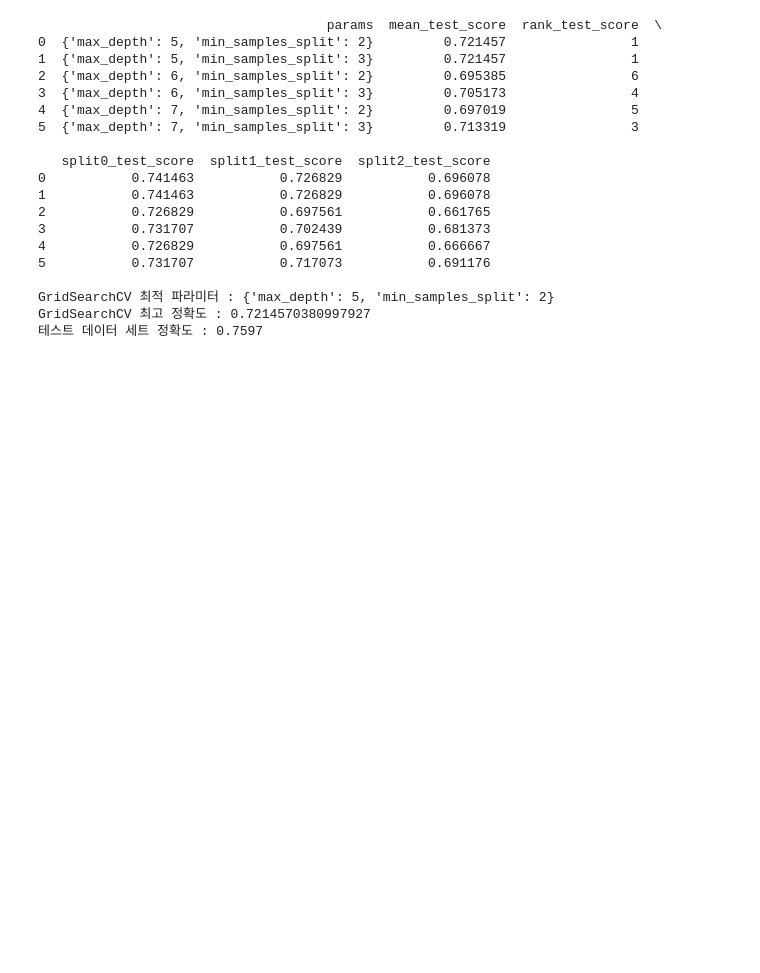
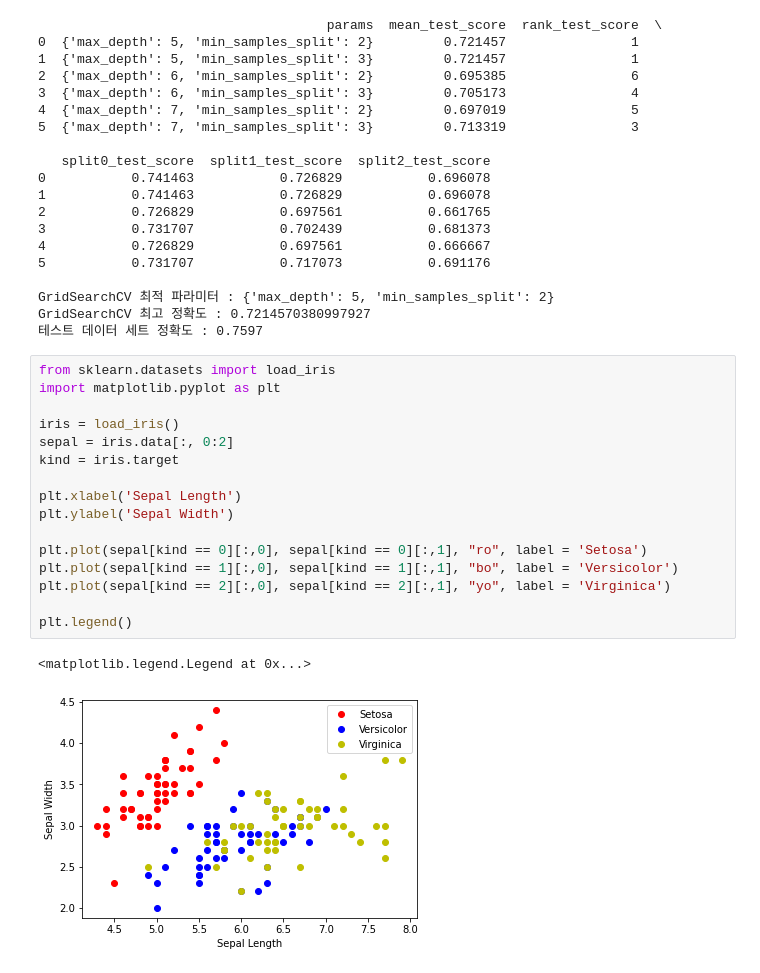
Before and after one commit to aprogod/learning, a Jupyter notebook: data.ipynb, the cells around one changed output. Saved outputs shown, nothing was run; the diff lists cells and outputs as text; blank space fills up the shorter version.

```diff
--- a/data.ipynb
+++ b/data.ipynb
@@ -315,3 +315,22 @@ print(f'테스트 데이터 세트 정확도 : {accuracy_score(y_test,pred):.4f}
 GridSearchCV 최적 파라미터 : {'max_depth': 5, 'min_samples_split': 2}
 GridSearchCV 최고 정확도 : 0.7214570380997927
 테스트 데이터 세트 정확도 : 0.7597
+# %%
+from sklearn.datasets import load_iris
+import matplotlib.pyplot as plt
+
+iris = load_iris()
+sepal = iris.data[:, 0:2]
+kind = iris.target
+
+plt.xlabel('Sepal Length')
+plt.ylabel('Sepal Width')
+
+plt.plot(sepal[kind == 0][:,0], sepal[kind == 0][:,1], "ro", label = 'Setosa')
+plt.plot(sepal[kind == 1][:,0], sepal[kind == 1][:,1], "bo", label = 'Versicolor')
+plt.plot(sepal[kind == 2][:,0], sepal[kind == 2][:,1], "yo", label = 'Virginica')
+
+plt.legend()
+# %% [output]
+<matplotlib.legend.Legend at 0x...>
+[figure, added]
```
Also changed, not shown: 1 other file.
